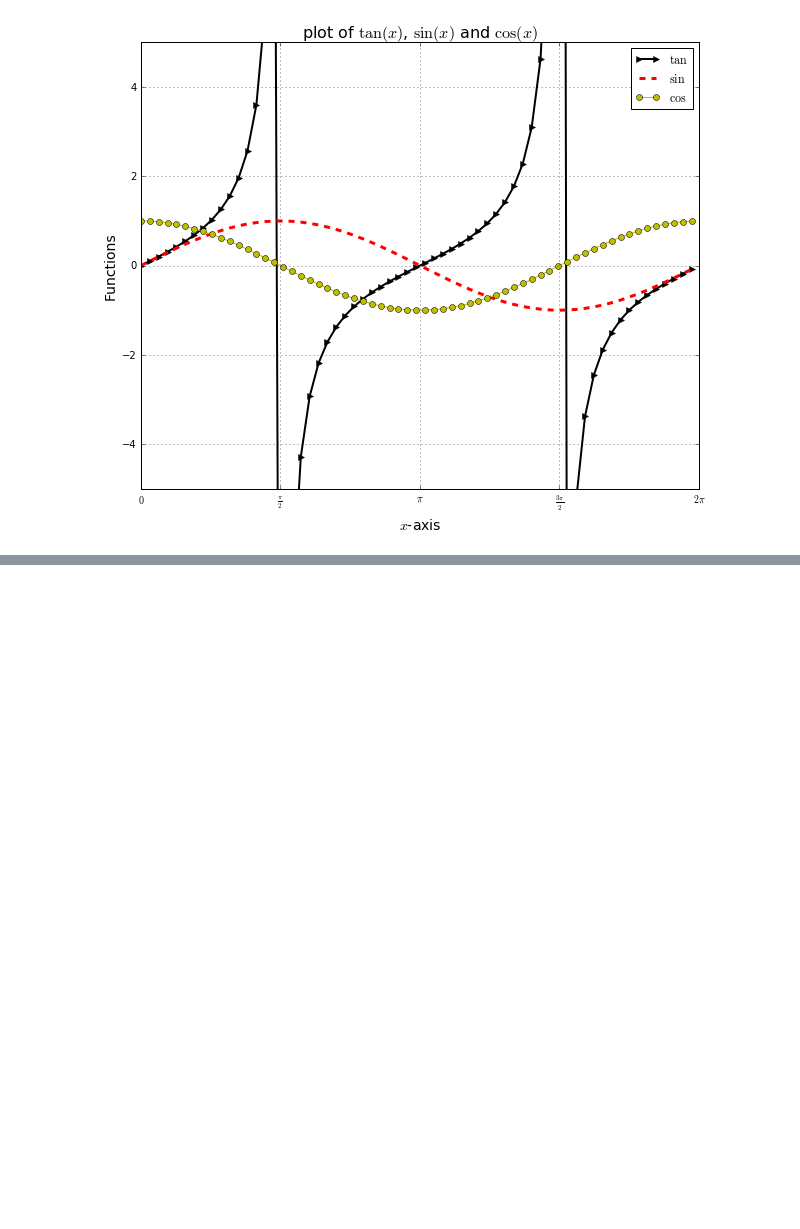
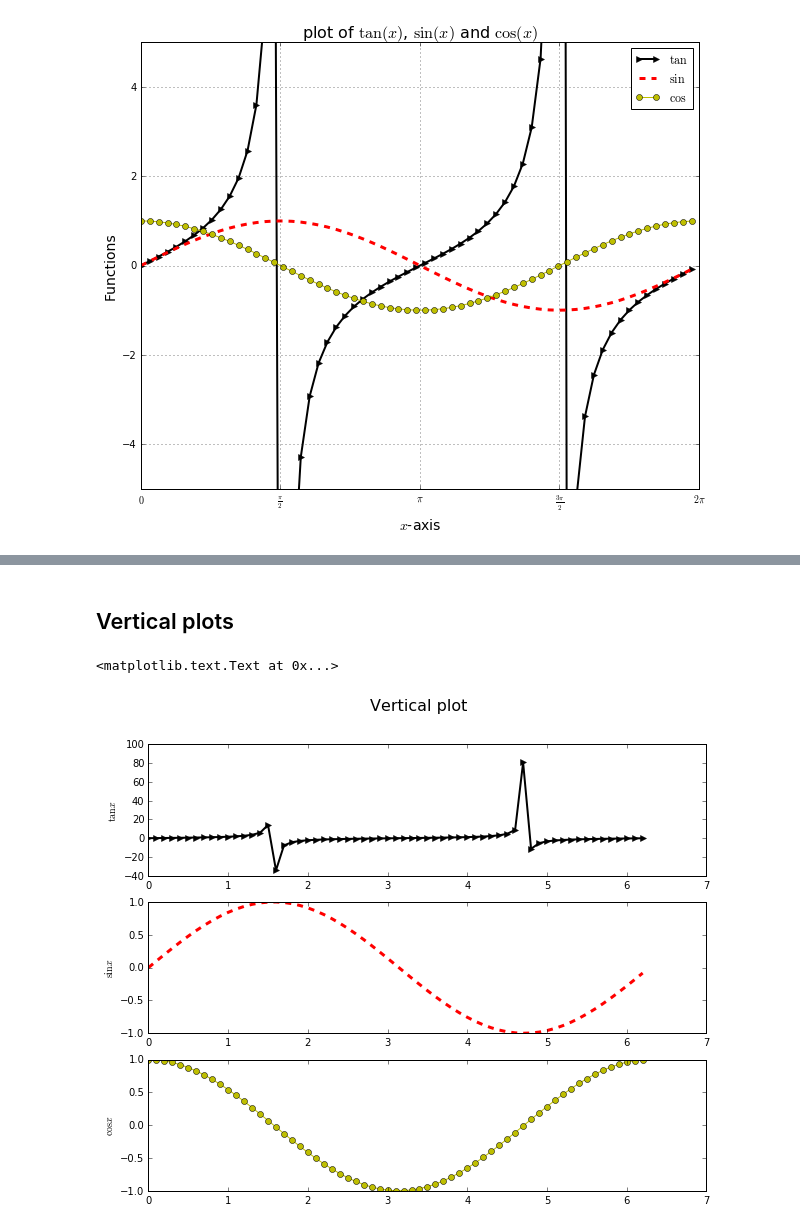
Before and after one commit to glauffer/g3_classes, a Jupyter notebook: plots_tutorial/Basic Matplotlib Tutorial.ipynb, the cells around one changed output, grey strips where cells are left out. Cells and saved outputs as stored; diff of their text form; code cells hidden in the pictures; blank space fills up the shorter version.

Commit message:
add subplots section

```diff
--- a/plots_tutorial/Basic Matplotlib Tutorial.ipynb
+++ b/plots_tutorial/Basic Matplotlib Tutorial.ipynb
@@ -336,0 +321,4 @@ plt.gcf().canvas.get_supported_filetypes()
+# %%
+import matplotlib as mpl
+mpl.rcParams.update(mpl.rcParams)#Default)
+plt.gcf().canvas.get_supported_filetypes()
@@ -358,0 +378,19 @@ plt.savefig('plot2.png', dpi=300)  # png format with high resolution
+# %% [markdown]
+## Vertical plots
+# %%
+plt.subplot(3, 1, 1) # 3 lines, 1 column, plot number 1
+plt.plot(x, tan, 'k>-', lw=2, label=r'$\tan$')
+plt.ylabel(r'$\tan x$')
+
+plt.subplot(3, 1, 2) # 3 lines, 1 column, plot number 2
+plt.plot(x, sin, 'r--', lw=3, label=r'$\sin$')
+plt.ylabel(r'$\sin x$')
+
+plt.subplot(3, 1, 3) # 3 lines, 1 column, plot number 3
+plt.plot(x, cos, 'yo-', lw=1, label=r'$\cos$')
+plt.ylabel(r'$\cos x$')
+
+plt.suptitle('Vertical plot', fontsize=16)
+# %% [output]
+<matplotlib.text.Text at 0x...>
+[figure, added]
```
Also changed, not shown: parts of 19 cells of this notebook, 2 other files.
